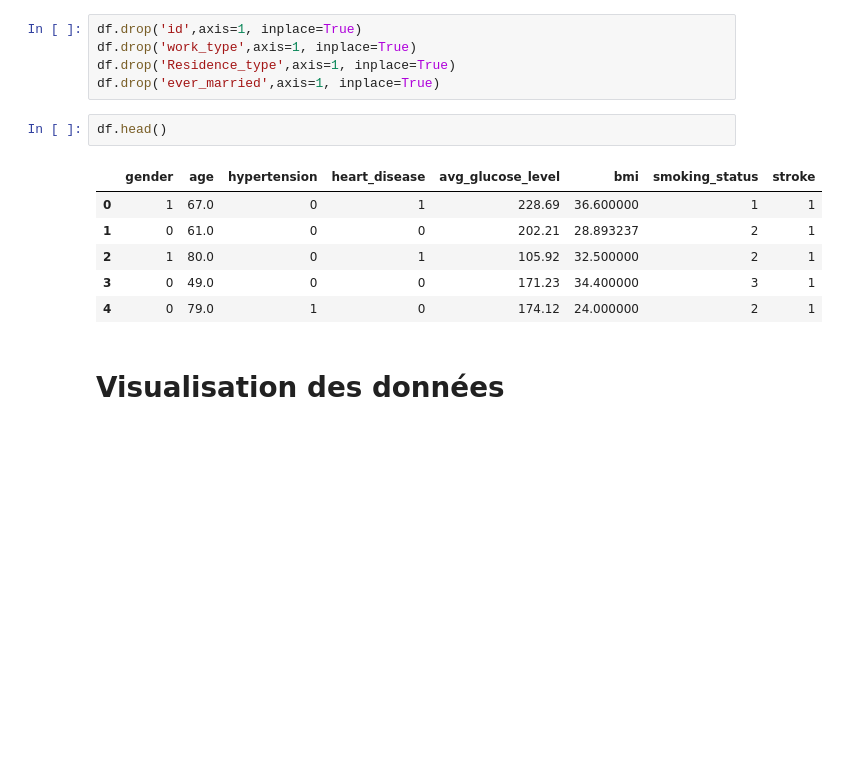
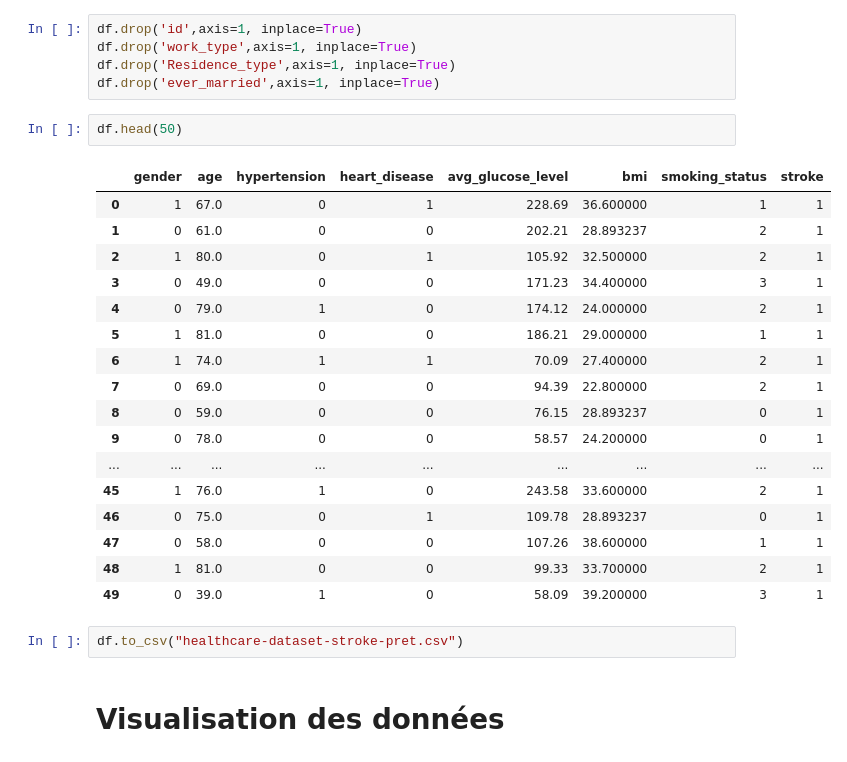
Before and after one commit to Yacine02/FinalProject, a Jupyter notebook: finalProject.ipynb, the cells around one changed output. Drawn from its saved outputs; the diff is of its cells as text; blank space fills up the shorter version.

```diff
--- a/finalProject.ipynb
+++ b/finalProject.ipynb
@@ -171,14 +178,27 @@ df.drop('work_type',axis=1, inplace=True)
 df.drop('Residence_type',axis=1, inplace=True)
 df.drop('ever_married',axis=1, inplace=True)
 # %%
-df.head()
+df.head(50)
 # %% [output]
 |  | gender | age | hypertension | heart_disease | avg_glucose_level | bmi | smoking_status | stroke |
 | 0 | 1 | 67.0 | 0 | 1 | 228.69 | 36.600000 | 1 | 1 |
 | 1 | 0 | 61.0 | 0 | 0 | 202.21 | 28.893237 | 2 | 1 |
 | 2 | 1 | 80.0 | 0 | 1 | 105.92 | 32.500000 | 2 | 1 |
 | 3 | 0 | 49.0 | 0 | 0 | 171.23 | 34.400000 | 3 | 1 |
 | 4 | 0 | 79.0 | 1 | 0 | 174.12 | 24.000000 | 2 | 1 |
+| 5 | 1 | 81.0 | 0 | 0 | 186.21 | 29.000000 | 1 | 1 |
+| 6 | 1 | 74.0 | 1 | 1 | 70.09 | 27.400000 | 2 | 1 |
+| 7 | 0 | 69.0 | 0 | 0 | 94.39 | 22.800000 | 2 | 1 |
+| 8 | 0 | 59.0 | 0 | 0 | 76.15 | 28.893237 | 0 | 1 |
+| 9 | 0 | 78.0 | 0 | 0 | 58.57 | 24.200000 | 0 | 1 |
+| ... | ... | ... | ... | ... | ... | ... | ... | ... |
+| 45 | 1 | 76.0 | 1 | 0 | 243.58 | 33.600000 | 2 | 1 |
+| 46 | 0 | 75.0 | 0 | 1 | 109.78 | 28.893237 | 0 | 1 |
+| 47 | 0 | 58.0 | 0 | 0 | 107.26 | 38.600000 | 1 | 1 |
+| 48 | 1 | 81.0 | 0 | 0 | 99.33 | 33.700000 | 2 | 1 |
+| 49 | 0 | 39.0 | 1 | 0 | 58.09 | 39.200000 | 3 | 1 |
+# %%
+df.to_csv("healthcare-dataset-stroke-pret.csv")
 # %% [markdown]
 # Visualisation des données
 # %%
```
Also changed, not shown: parts of 6 cells of this notebook, 3 other files.
